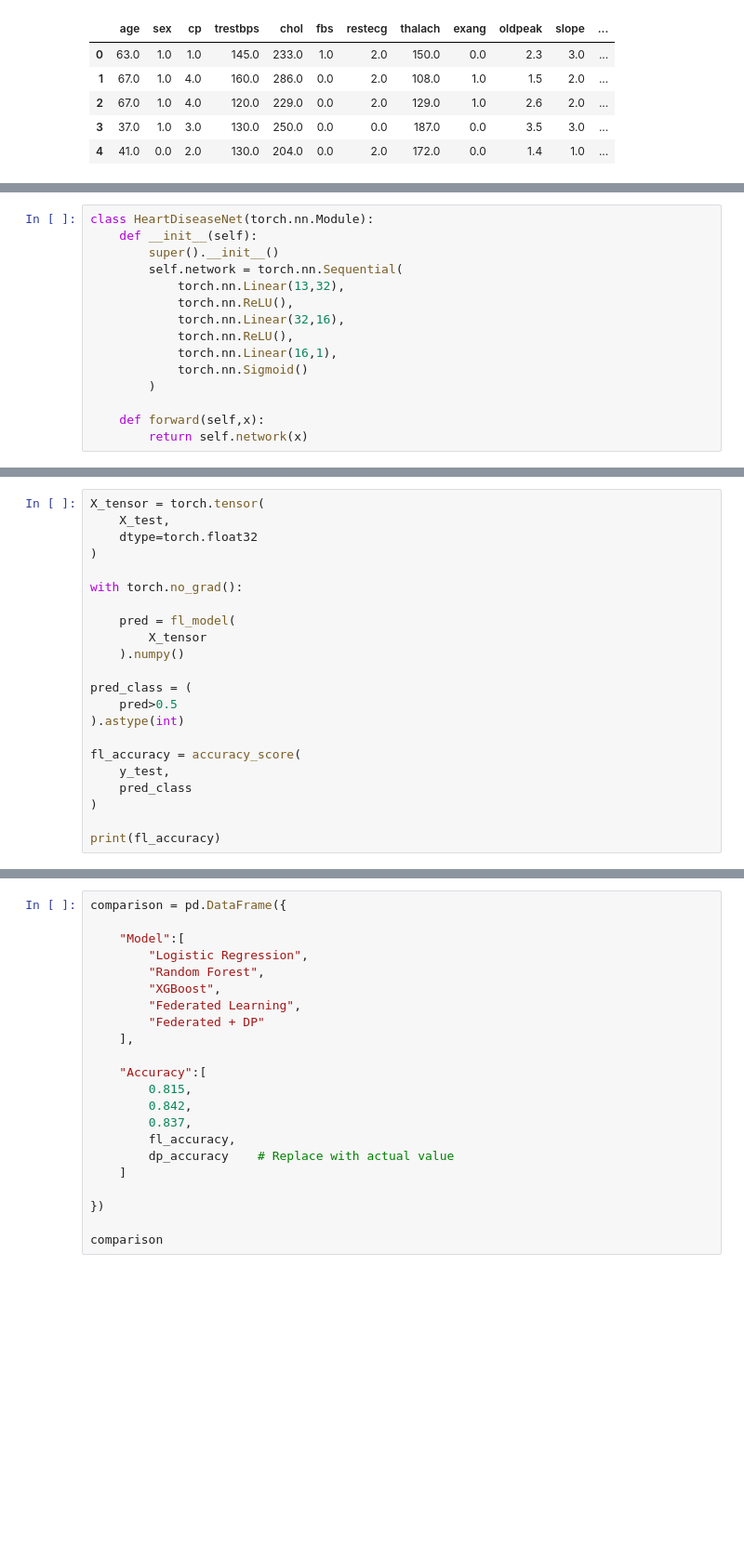
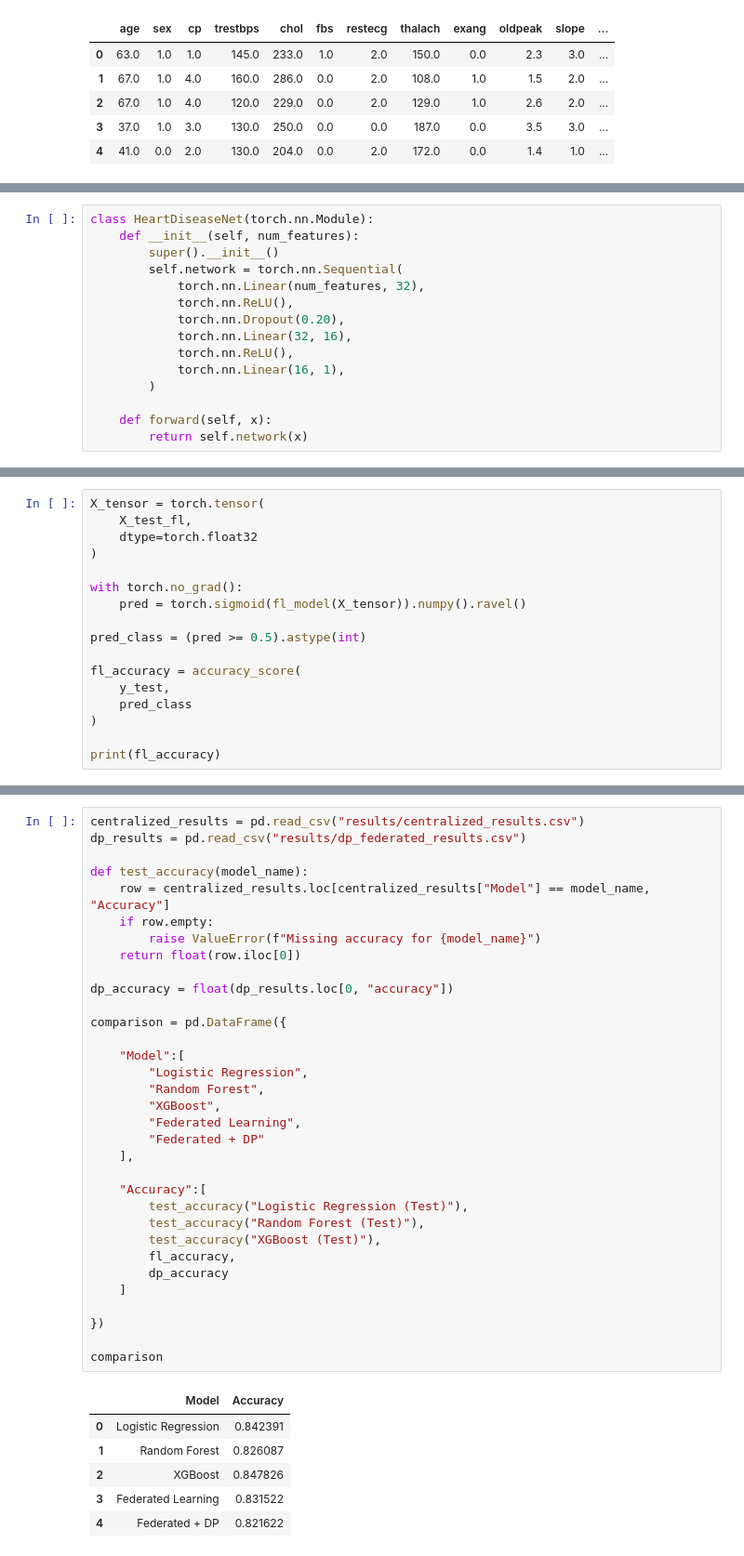
Before and after one commit to eshat69/PrivacyPreservingHealthFL, a Jupyter notebook: evaluation.ipynb, the cells around one changed output, grey strips where cells are left out. Shown at 93% size. Cells and saved outputs as stored; diff of their text form; blank space fills up the shorter version.

```diff
--- a/evaluation.ipynb
+++ b/evaluation.ipynb
@@ -127,16 +144,16 @@ plt.show()
 # %%
 class HeartDiseaseNet(torch.nn.Module):
-    def __init__(self):
+    def __init__(self, num_features):
         super().__init__()
         self.network = torch.nn.Sequential(
-            torch.nn.Linear(13,32),
+            torch.nn.Linear(num_features, 32),
             torch.nn.ReLU(),
-            torch.nn.Linear(32,16),
+            torch.nn.Dropout(0.20),
+            torch.nn.Linear(32, 16),
             torch.nn.ReLU(),
-            torch.nn.Linear(16,1),
-            torch.nn.Sigmoid()
+            torch.nn.Linear(16, 1),
         )
 
-    def forward(self,x):
+    def forward(self, x):
         return self.network(x)
 # %%
@@ -151,18 +186,13 @@ fl_model.eval()
 # %%
 X_tensor = torch.tensor(
-    X_test,
+    X_test_fl,
     dtype=torch.float32
 )
 
 with torch.no_grad():
+    pred = torch.sigmoid(fl_model(X_tensor)).numpy().ravel()
 
-    pred = fl_model(
-        X_tensor
-    ).numpy()
-
-pred_class = (
-    pred>0.5
-).astype(int)
+pred_class = (pred >= 0.5).astype(int)
 
 fl_accuracy = accuracy_score(
     y_test,
@@ -173,24 +205,42 @@ print(fl_accuracy)
 # %%
+centralized_results = pd.read_csv("results/centralized_results.csv")
+dp_results = pd.read_csv("results/dp_federated_results.csv")
+
+def test_accuracy(model_name):
+    row = centralized_results.loc[centralized_results["Model"] == model_name, "Accuracy"]
+    if row.empty:
+        raise ValueError(f"Missing accuracy for {model_name}")
+    return float(row.iloc[0])
+
+dp_accuracy = float(dp_results.loc[0, "accuracy"])
+
 comparison = pd.DataFrame({
 
     "Model":[
         "Logistic Regression",
         "Random Forest",
         "XGBoost",
         "Federated Learning",
         "Federated + DP"
     ],
 
     "Accuracy":[
-        0.815,
-        0.842,
-        0.837,
+        test_accuracy("Logistic Regression (Test)"),
+        test_accuracy("Random Forest (Test)"),
+        test_accuracy("XGBoost (Test)"),
         fl_accuracy,
-        dp_accuracy    # Replace with actual value
+        dp_accuracy
     ]
 
 })
 
 comparison
+# %% [output]
+|  | Model | Accuracy |
+| 0 | Logistic Regression | 0.842391 |
+| 1 | Random Forest | 0.826087 |
+| 2 | XGBoost | 0.847826 |
+| 3 | Federated Learning | 0.831522 |
+| 4 | Federated + DP | 0.821622 |
 # %%
 plt.figure(figsize=(8,5))
```
Also changed, not shown: parts of 12 cells of this notebook, 5 other files.
